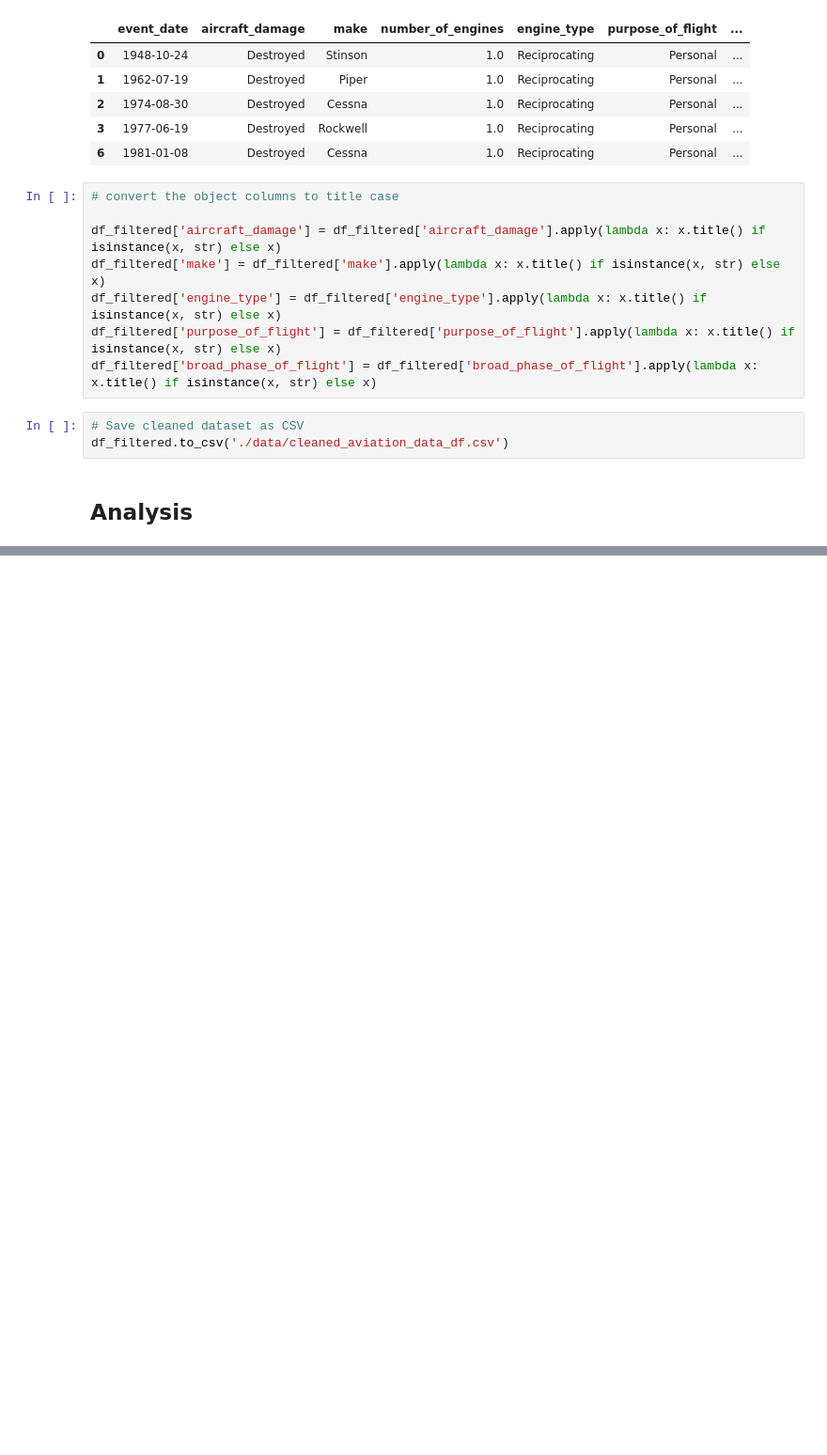
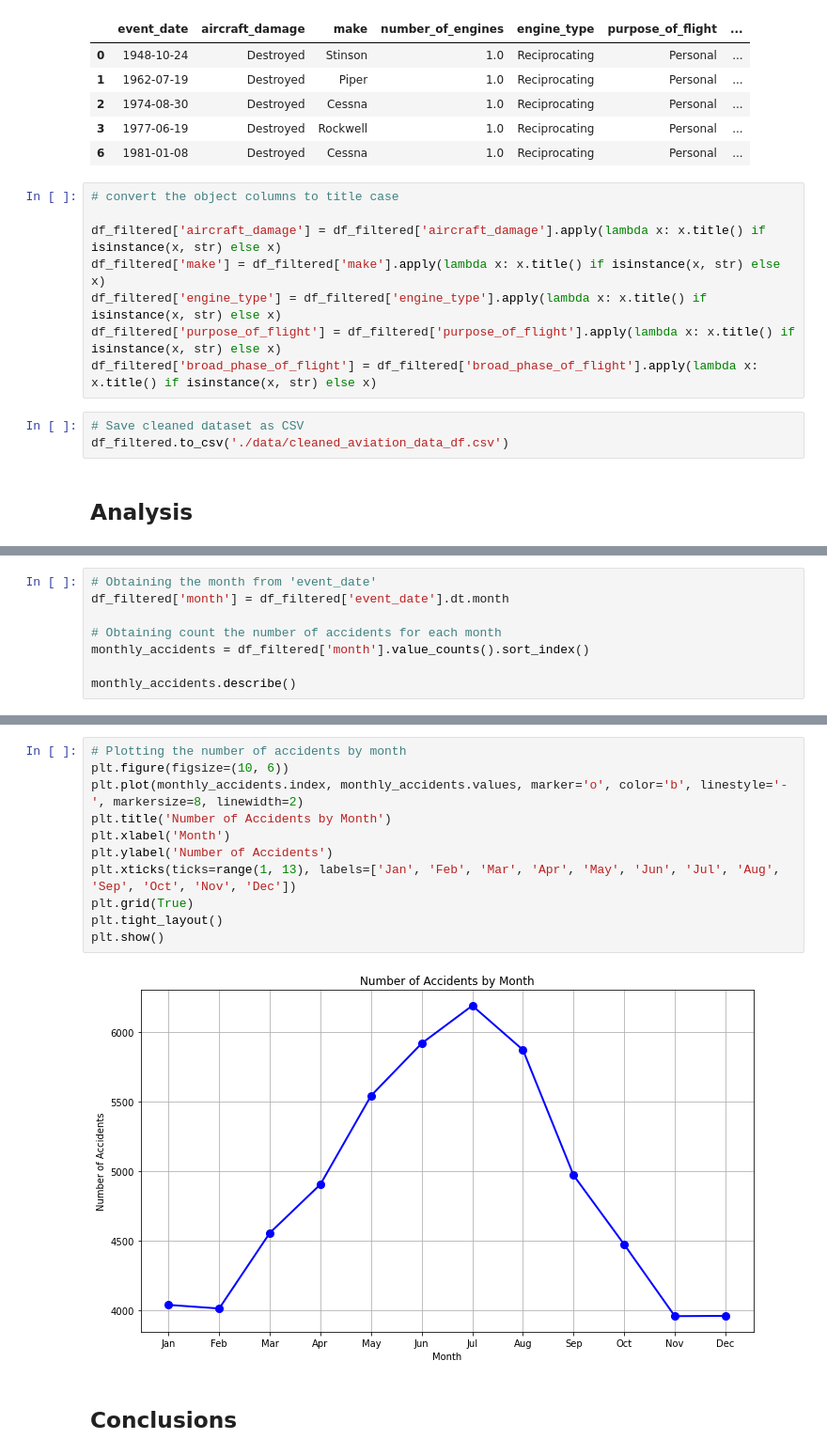
Before and after one commit to CWanderi/Clement_Project_Phase_1, a Jupyter notebook: aviation_company_risk_analysis.ipynb, the cells around one changed output, grey strips where cells are left out. Shown at 94% size. Cells and saved outputs as stored; diff of their text form; blank space fills up the shorter version.

```diff
--- a/aviation_company_risk_analysis.ipynb
+++ b/aviation_company_risk_analysis.ipynb
@@ -267,0 +326,8 @@ df_filtered.to_csv('./data/cleaned_aviation_data_df.csv')
+# %%
+# Obtaining the month from 'event_date'
+df_filtered['month'] = df_filtered['event_date'].dt.month
+
+# Obtaining count the number of accidents for each month
+monthly_accidents = df_filtered['month'].value_counts().sort_index()
+
+monthly_accidents.describe()
@@ -267,0 +344,15 @@ df_filtered.to_csv('./data/cleaned_aviation_data_df.csv')
+# %%
+# Plotting the number of accidents by month
+plt.figure(figsize=(10, 6))
+plt.plot(monthly_accidents.index, monthly_accidents.values, marker='o', color='b', linestyle='-', markersize=8, linewidth=2)
+plt.title('Number of Accidents by Month')
+plt.xlabel('Month')
+plt.ylabel('Number of Accidents')
+plt.xticks(ticks=range(1, 13), labels=['Jan', 'Feb', 'Mar', 'Apr', 'May', 'Jun', 'Jul', 'Aug', 'Sep', 'Oct', 'Nov', 'Dec'])
+plt.grid(True)
+plt.tight_layout()
+plt.show()
+# %% [output]
+[figure, added]
+# %% [markdown]
+## Conclusions
```
Also changed, not shown: parts of 11 cells of this notebook.
